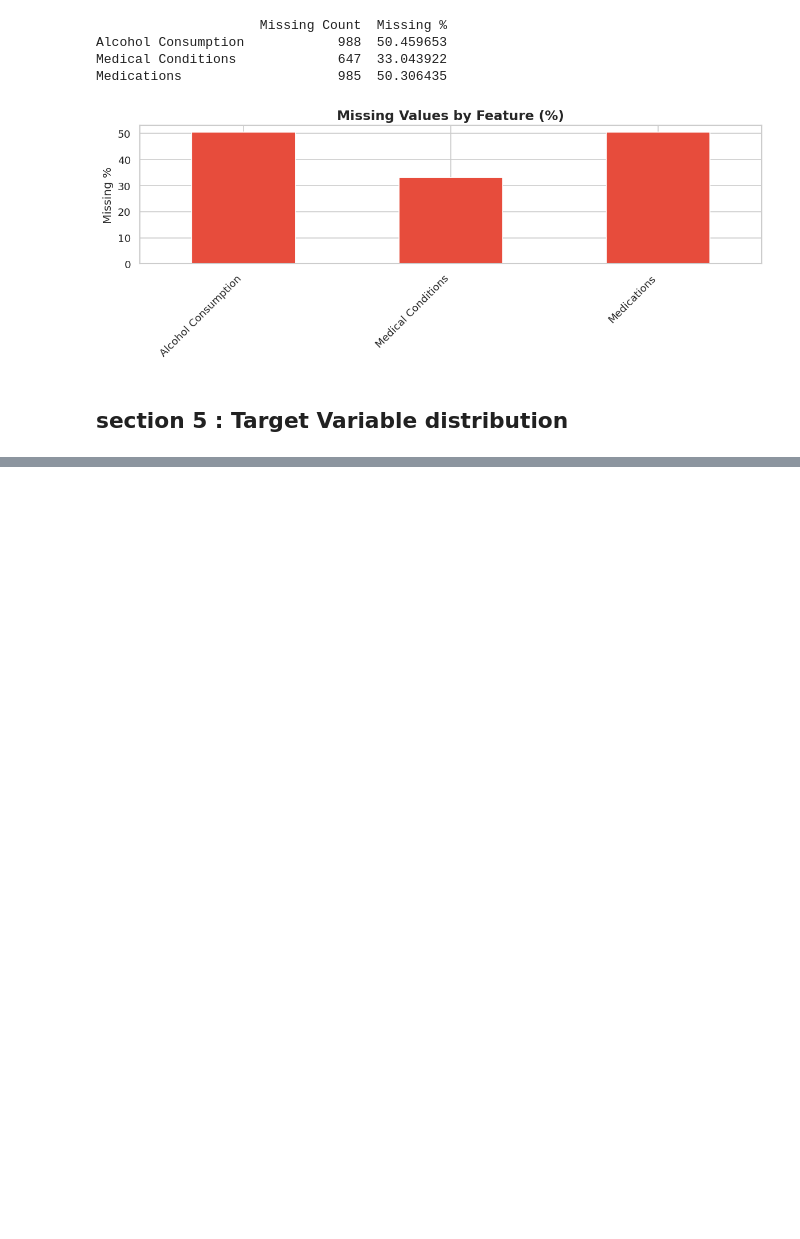
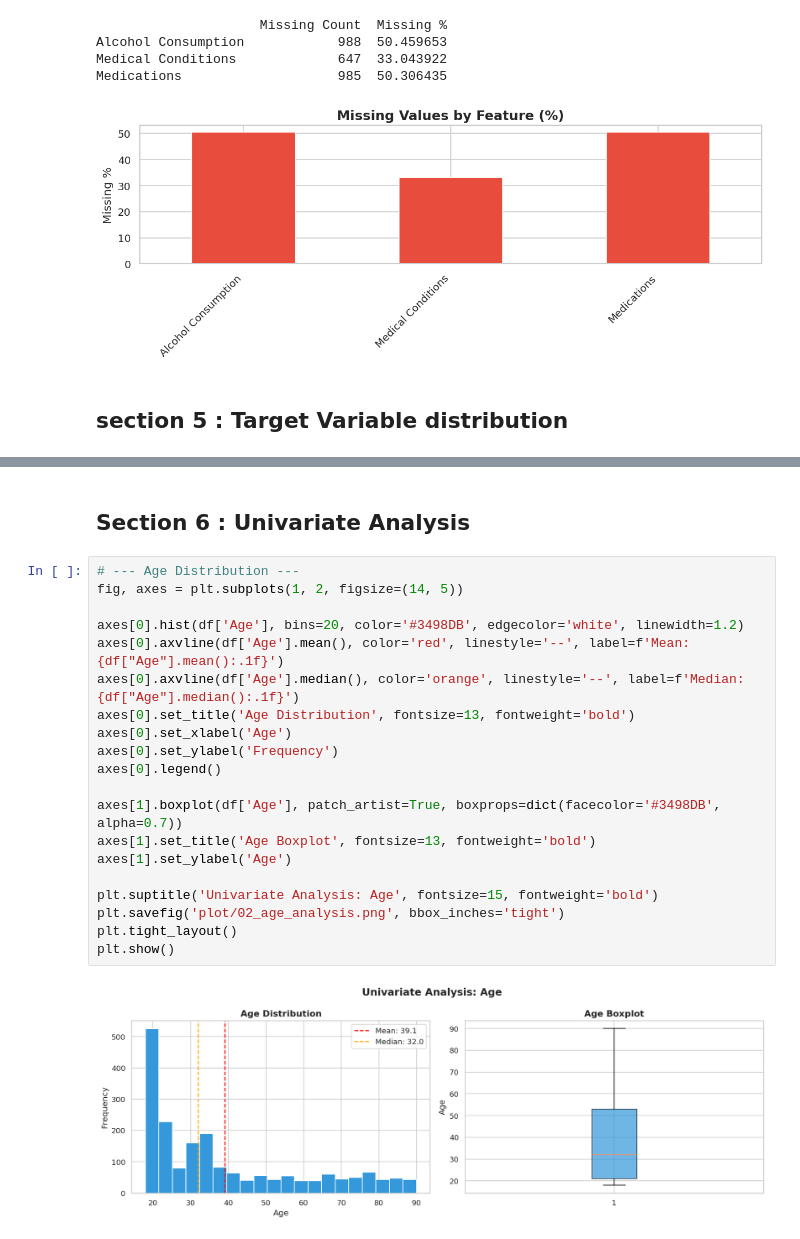
Before and after one commit to afeefanver/Osteoporosis-Risk-Prediction, a Jupyter notebook: EDA(Oesto).ipynb, the cells around one changed output, grey strips where cells are left out. Cells and saved outputs as stored; diff of their text form; blank space fills up the shorter version.

```diff
--- a/EDA(Oesto).ipynb
+++ b/EDA(Oesto).ipynb
@@ -165,0 +201,24 @@ Medications                    985  50.306435
+# %% [markdown]
+## Section 6 : Univariate Analysis
+# %%
+# --- Age Distribution ---
+fig, axes = plt.subplots(1, 2, figsize=(14, 5))
+
+axes[0].hist(df['Age'], bins=20, color='#3498DB', edgecolor='white', linewidth=1.2)
+axes[0].axvline(df['Age'].mean(), color='red', linestyle='--', label=f'Mean: {df["Age"].mean():.1f}')
+axes[0].axvline(df['Age'].median(), color='orange', linestyle='--', label=f'Median: {df["Age"].median():.1f}')
+axes[0].set_title('Age Distribution', fontsize=13, fontweight='bold')
+axes[0].set_xlabel('Age')
+axes[0].set_ylabel('Frequency')
+axes[0].legend()
+
+axes[1].boxplot(df['Age'], patch_artist=True, boxprops=dict(facecolor='#3498DB', alpha=0.7))
+axes[1].set_title('Age Boxplot', fontsize=13, fontweight='bold')
+axes[1].set_ylabel('Age')
+
+plt.suptitle('Univariate Analysis: Age', fontsize=15, fontweight='bold')
+plt.savefig('plot/02_age_analysis.png', bbox_inches='tight')
+plt.tight_layout()
+plt.show()
+# %% [output]
+[figure, added]
```
Also changed, not shown: parts of 1 cell of this notebook.
